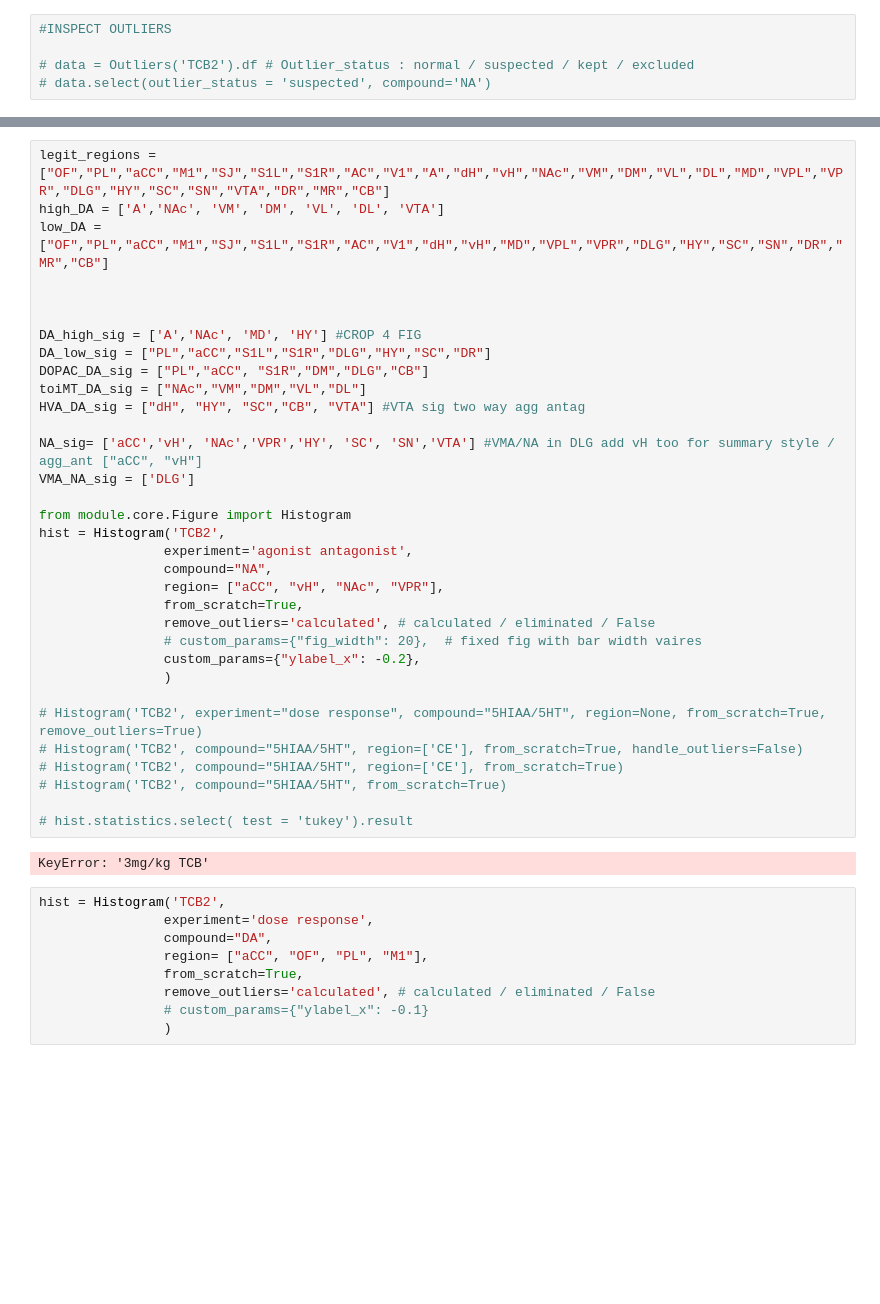
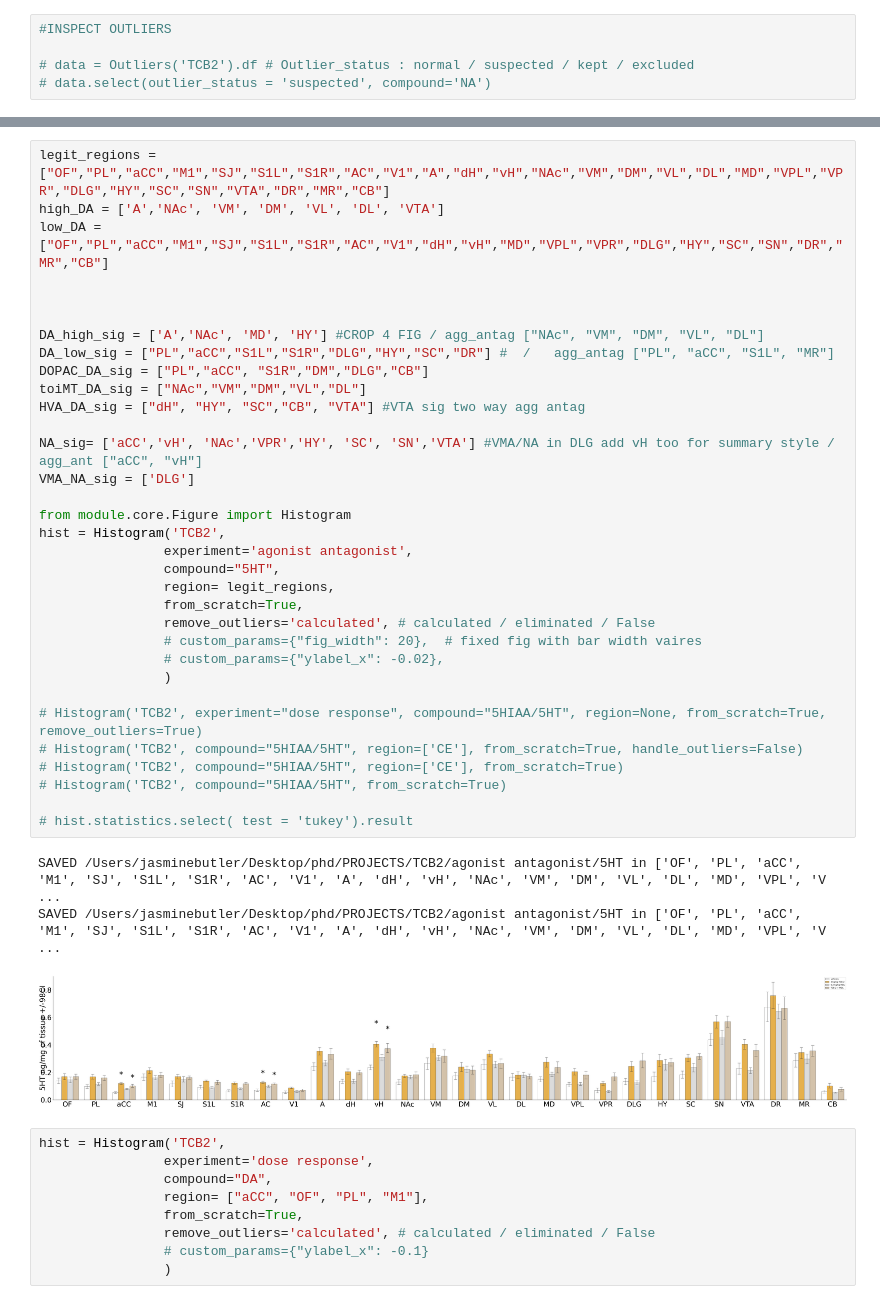
Before and after one commit to remicorne/phd, a Jupyter notebook: NEW_DASH.ipynb, the cells around one changed output, grey strips where cells are left out. Cells and saved outputs as stored; diff of their text form; blank space fills up the shorter version.

```diff
--- a/NEW_DASH.ipynb
+++ b/NEW_DASH.ipynb
@@ -62,38 +88,40 @@ Palette("TCB2").open()
 # %%
 legit_regions = ["OF","PL","aCC","M1","SJ","S1L","S1R","AC","V1","A","dH","vH","NAc","VM","DM","VL","DL","MD","VPL","VPR","DLG","HY","SC","SN","VTA","DR","MR","CB"]
 high_DA = ['A','NAc', 'VM', 'DM', 'VL', 'DL', 'VTA']
 low_DA = ["OF","PL","aCC","M1","SJ","S1L","S1R","AC","V1","dH","vH","MD","VPL","VPR","DLG","HY","SC","SN","DR","MR","CB"]
 
 
 
-DA_high_sig = ['A','NAc', 'MD', 'HY'] #CROP 4 FIG
-DA_low_sig = ["PL","aCC","S1L","S1R","DLG","HY","SC","DR"]
+DA_high_sig = ['A','NAc', 'MD', 'HY'] #CROP 4 FIG / agg_antag ["NAc", "VM", "DM", "VL", "DL"]
+DA_low_sig = ["PL","aCC","S1L","S1R","DLG","HY","SC","DR"] #  /   agg_antag ["PL", "aCC", "S1L", "MR"]
 DOPAC_DA_sig = ["PL","aCC", "S1R","DM","DLG","CB"]
 toiMT_DA_sig = ["NAc","VM","DM","VL","DL"]
 HVA_DA_sig = ["dH", "HY", "SC","CB", "VTA"] #VTA sig two way agg antag
 
 NA_sig= ['aCC','vH', 'NAc','VPR','HY', 'SC', 'SN','VTA'] #VMA/NA in DLG add vH too for summary style / agg_ant ["aCC", "vH"]
 VMA_NA_sig = ['DLG']
 
 from module.core.Figure import Histogram
 hist = Histogram('TCB2',
                 experiment='agonist antagonist',
-                compound="NA",
-                region= ["aCC", "vH", "NAc", "VPR"],
+                compound="5HT",
+                region= legit_regions,
                 from_scratch=True,
                 remove_outliers='calculated', # calculated / eliminated / False
                 # custom_params={"fig_width": 20},  # fixed fig with bar width vaires
-                custom_params={"ylabel_x": -0.2},
+                # custom_params={"ylabel_x": -0.02},
                 )
 
 # Histogram('TCB2', experiment="dose response", compound="5HIAA/5HT", region=None, from_scratch=True, remove_outliers=True)
 # Histogram('TCB2', compound="5HIAA/5HT", region=['CE'], from_scratch=True, handle_outliers=False)
 # Histogram('TCB2', compound="5HIAA/5HT", region=['CE'], from_scratch=True)
 # Histogram('TCB2', compound="5HIAA/5HT", from_scratch=True)
 
 # hist.statistics.select( test = 'tukey').result
 # %% [output]
-KeyError: '3mg/kg TCB'
+SAVED /Users/jasminebutler/Desktop/phd/PROJECTS/TCB2/agonist antagonist/5HT in ['OF', 'PL', 'aCC', 'M1', 'SJ', 'S1L', 'S1R', 'AC', 'V1', 'A', 'dH', 'vH', 'NAc', 'VM', 'DM', 'VL', 'DL', 'MD', 'VPL', 'V ...
+SAVED /Users/jasminebutler/Desktop/phd/PROJECTS/TCB2/agonist antagonist/5HT in ['OF', 'PL', 'aCC', 'M1', 'SJ', 'S1L', 'S1R', 'AC', 'V1', 'A', 'dH', 'vH', 'NAc', 'VM', 'DM', 'VL', 'DL', 'MD', 'VPL', 'V ...
+[figure, added]
 # %%
 hist = Histogram('TCB2',
                 experiment='dose response',
```
Also changed, not shown: parts of 4 cells of this notebook.
